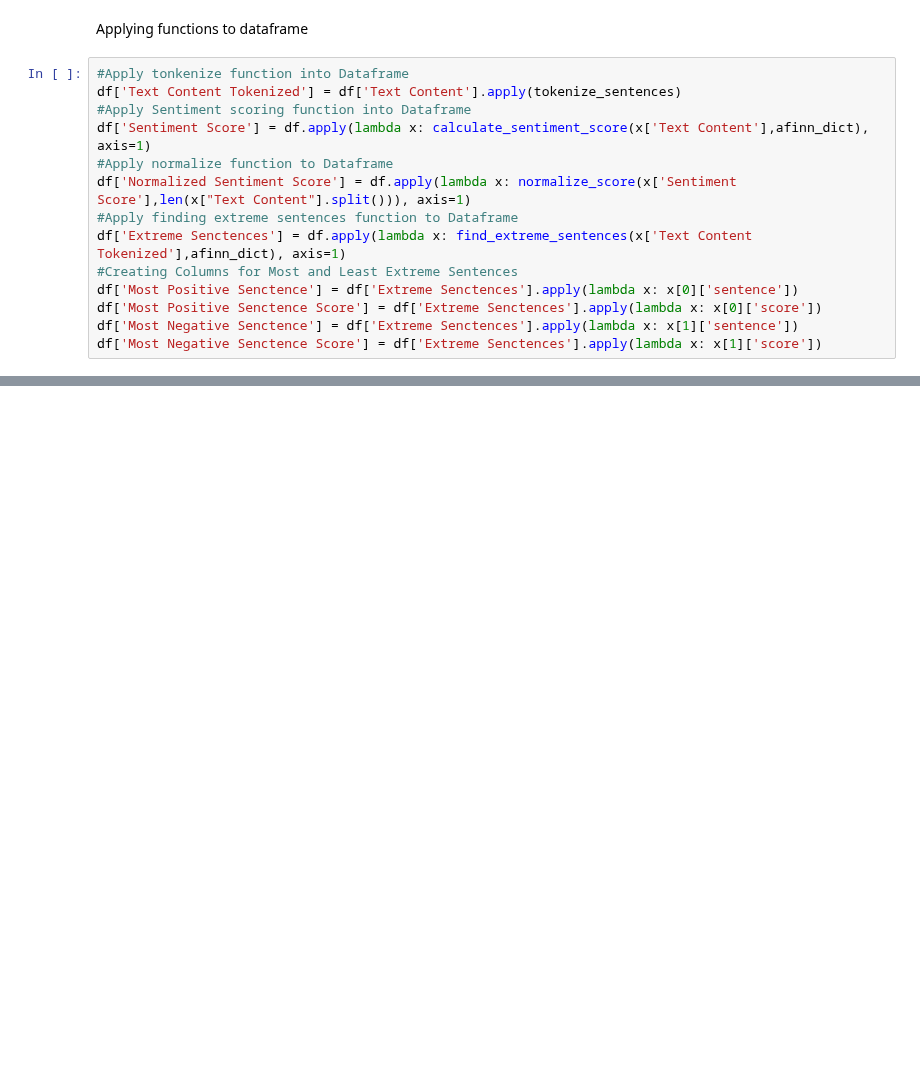
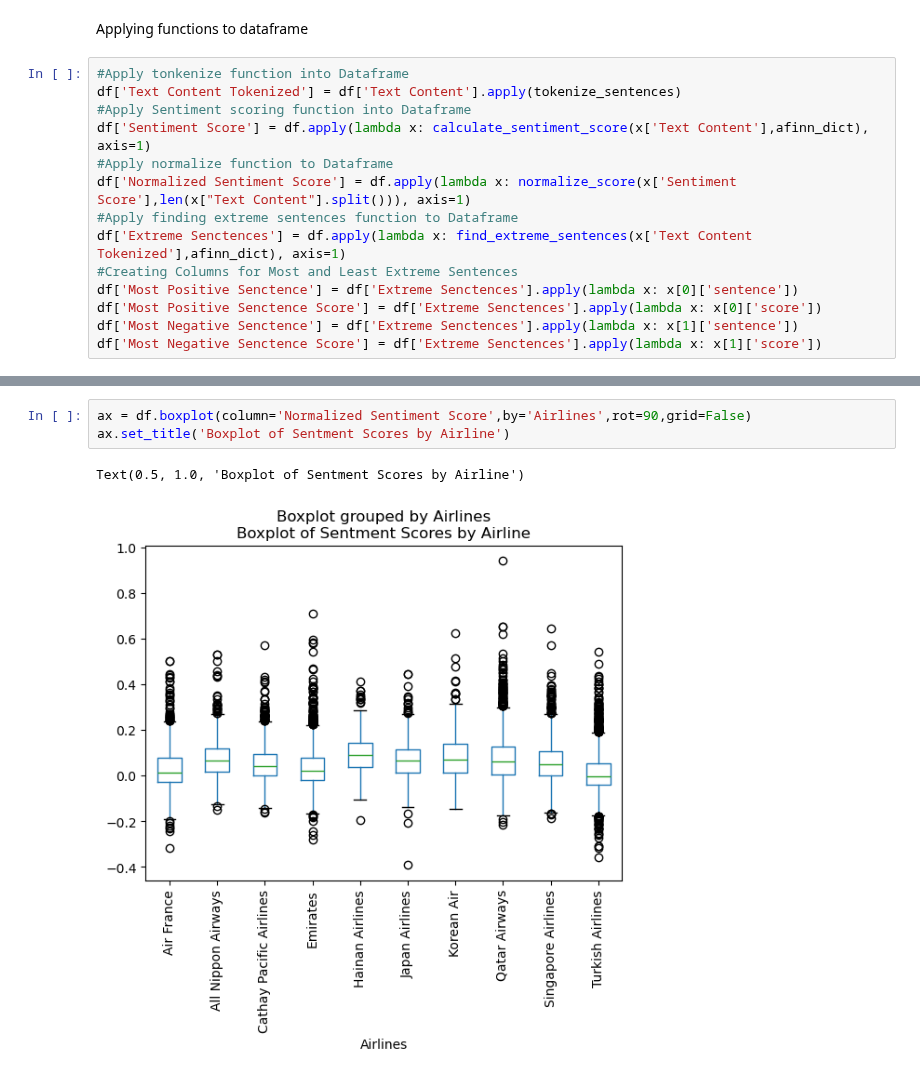
Before and after one commit to DyanelLancea/Airline-Review-Sentiement-Analysis, a Jupyter notebook: Airlines.ipynb, the cells around one changed output, grey strips where cells are left out. Saved outputs shown, nothing was run; the diff lists cells and outputs as text; blank space fills up the shorter version.

```diff
--- a/Airlines.ipynb
+++ b/Airlines.ipynb
@@ -219,3 +234,9 @@ df['Most Negative Senctence Score'] = df['Extreme Senctences'].apply(lambda x: x
+# %%
+ax = df.boxplot(column='Normalized Sentiment Score',by='Airlines',rot=90,grid=False)
+ax.set_title('Boxplot of Sentment Scores by Airline')
+# %% [output]
+Text(0.5, 1.0, 'Boxplot of Sentment Scores by Airline')
+[figure, added]
 # %%
 from flask import Flask, render_template_string, request
 import pandas as pd
```
Also changed, not shown: parts of 5 cells of this notebook.
